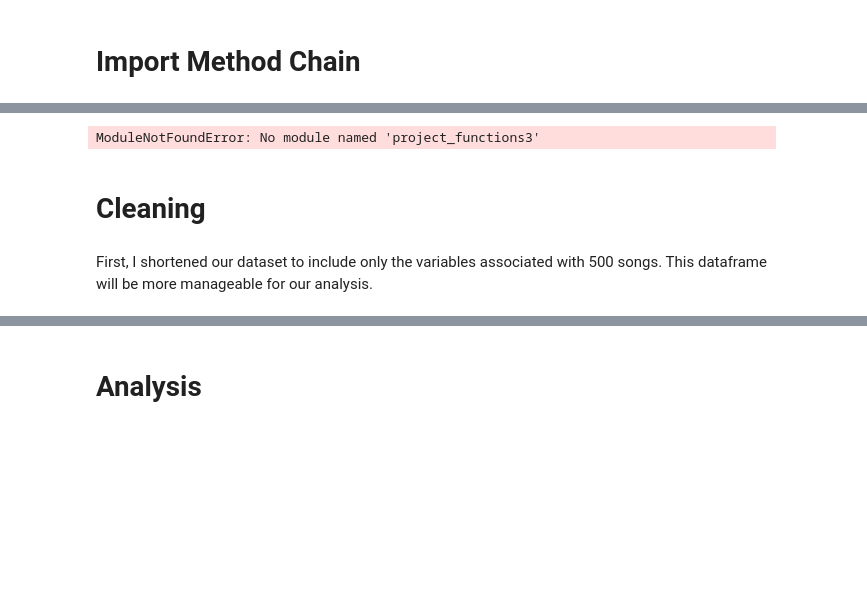
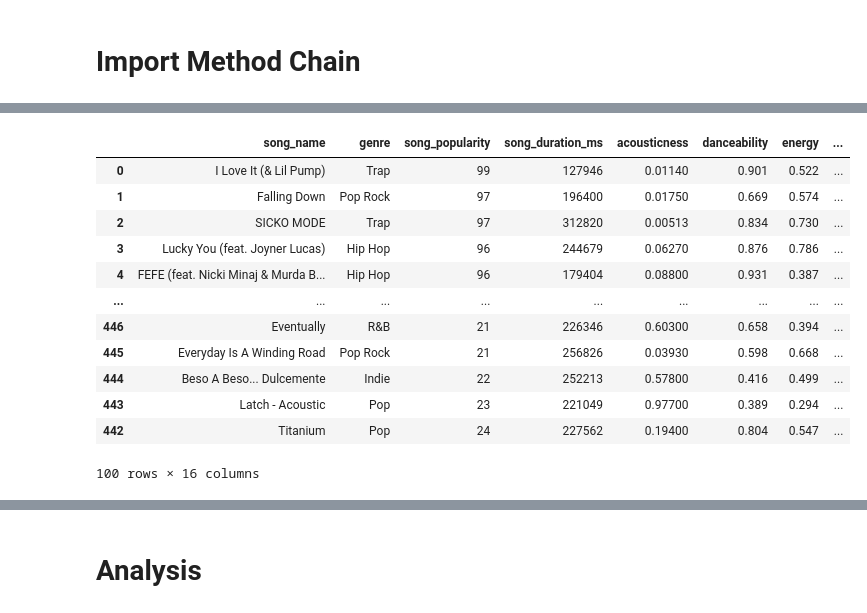
Before and after one commit to ubco-W2022T2-data301/project-group-group48, a Jupyter notebook: analysis/analysis3_.ipynb, the cells around one changed output, grey strips where cells are left out. Saved outputs shown, nothing was run; the diff lists cells and outputs as text; code cells hidden in the pictures; blank space fills up the shorter version.

Commit message:
fixed import function

```diff
--- a/analysis/analysis3_.ipynb
+++ b/analysis/analysis3_.ipynb
@@ -132,10 +153,18 @@ This plot shows  us that there also isn't a great correlation between loudness a
 # %%
-from project_functions3 import clean_and_concat # This is called a relative import
-df = project_functions3.clean_and_concat("/Users/Annabellengarambe/Desktop/DATA_301/project-group-group48/data/raw/song_data.csv.zip")
-df
+from Scripts import project_functions3 # This is called a relative import
+concatenated_df = project_functions3.clean_and_concat("../data/raw/song_data.csv.zip")
+concatenated_df
 # %% [output]
+|  | song_name | genre | song_popularity | song_duration_ms | acousticness | danceability | energy | ... |
+| 0 | I Love It (& Lil Pump) | Trap | 99 | 127946 | 0.01140 | 0.901 | 0.522 | ... |
+| 1 | Falling Down | Pop Rock | 97 | 196400 | 0.01750 | 0.669 | 0.574 | ... |
+| 2 | SICKO MODE | Trap | 97 | 312820 | 0.00513 | 0.834 | 0.730 | ... |
+| 3 | Lucky You (feat. Joyner Lucas) | Hip Hop | 96 | 244679 | 0.06270 | 0.876 | 0.786 | ... |
+| 4 | FEFE (feat. Nicki Minaj & Murda B... | Hip Hop | 96 | 179404 | 0.08800 | 0.931 | 0.387 | ... |
+| ... | ... | ... | ... | ... | ... | ... | ... | ... |
+| 446 | Eventually | R&B | 21 | 226346 | 0.60300 | 0.658 | 0.394 | ... |
+| 445 | Everyday Is A Winding Road | Pop Rock | 21 | 256826 | 0.03930 | 0.598 | 0.668 | ... |
+| 444 | Beso A Beso... Dulcemente | Indie | 22 | 252213 | 0.57800 | 0.416 | 0.499 | ... |
+| 443 | Latch - Acoustic | Pop | 23 | 221049 | 0.97700 | 0.389 | 0.294 | ... |
+| 442 | Titanium | Pop | 24 | 227562 | 0.19400 | 0.804 | 0.547 | ... |
-ModuleNotFoundError: No module named 'project_functions3'
+100 rows × 16 columns
-# %% [markdown]
-# Cleaning
-# %% [markdown]
- First, I shortened our dataset to include only the variables associated with 500 songs. This dataframe will be more manageable for our analysis.
```
Also changed, not shown: parts of 28 cells of this notebook, 8 other files.
